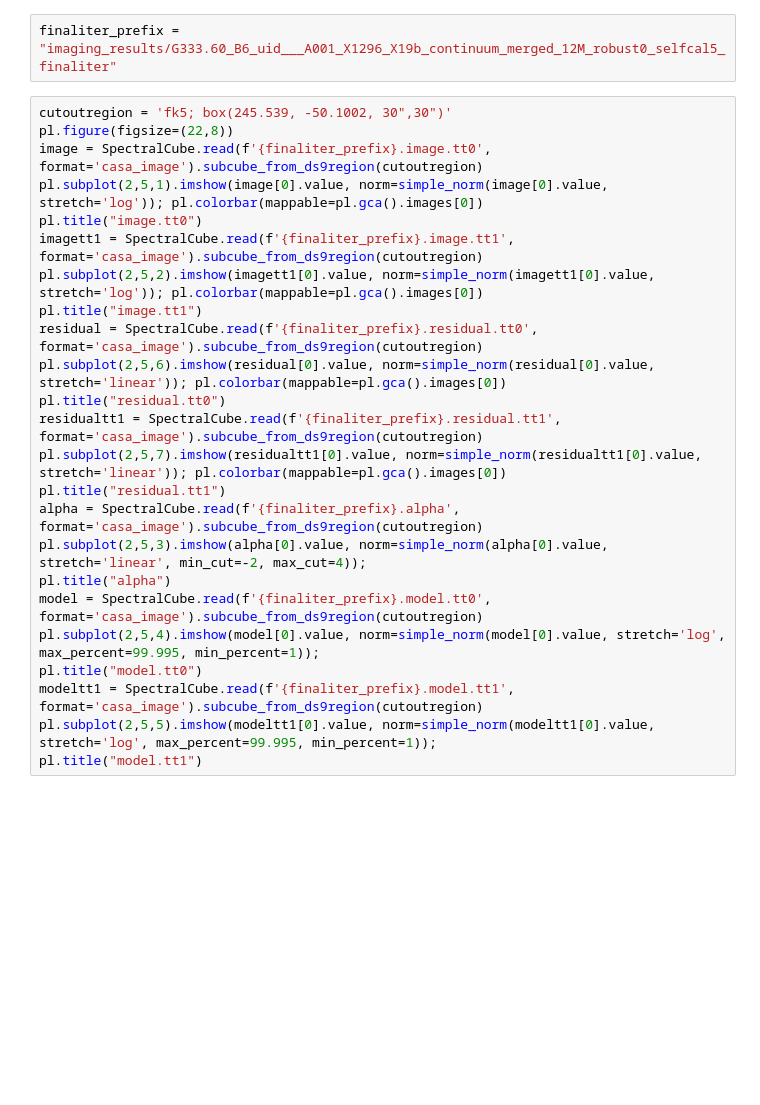
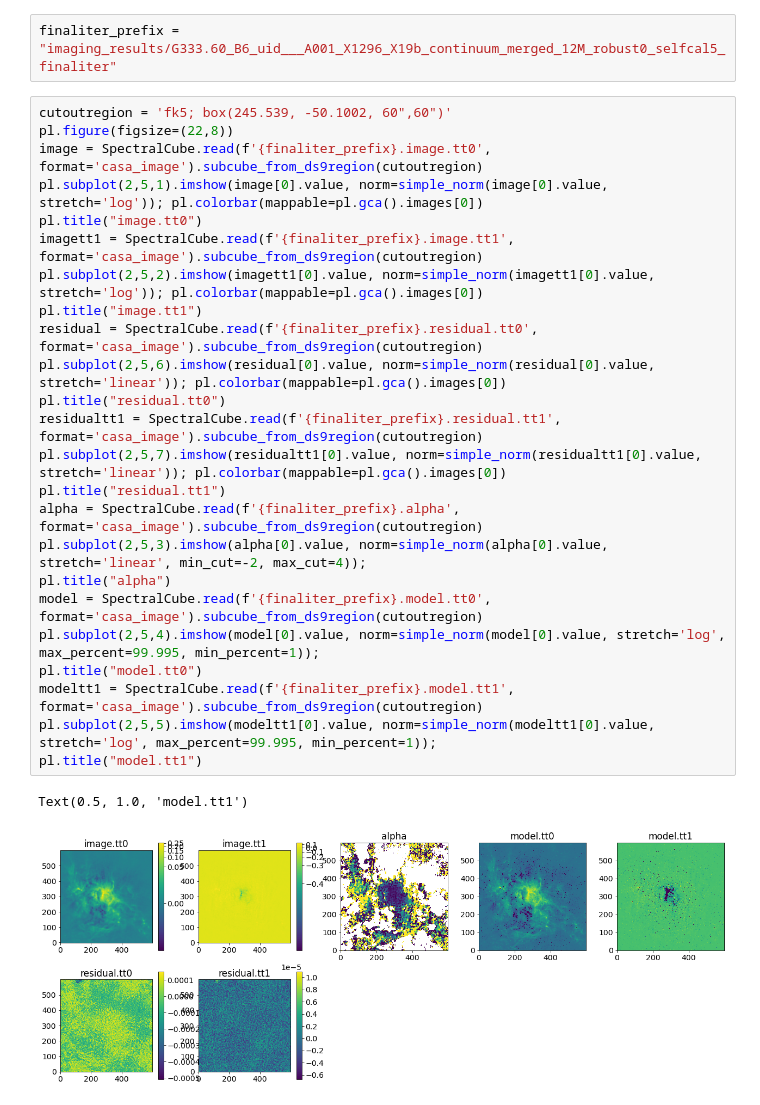
Before and after one commit to keflavich/almaimf-notebooks, a Jupyter notebook: G333SpectralIndex.ipynb, the cells around one changed output. Saved outputs shown, nothing was run; the diff lists cells and outputs as text; blank space fills up the shorter version.

```diff
--- a/G333SpectralIndex.ipynb
+++ b/G333SpectralIndex.ipynb
@@ -93,29 +100,32 @@ pl.savefig("paper_figures/G333_B3_spectral_index.pdf", bbox_inches='tight')
 # %%
 finaliter_prefix = "imaging_results/G333.60_B6_uid___A001_X1296_X19b_continuum_merged_12M_robust0_selfcal5_finaliter"
 # %%
-cutoutregion = 'fk5; box(245.539, -50.1002, 30",30")'
+cutoutregion = 'fk5; box(245.539, -50.1002, 60",60")'
 pl.figure(figsize=(22,8))
 image = SpectralCube.read(f'{finaliter_prefix}.image.tt0', format='casa_image').subcube_from_ds9region(cutoutregion)
 pl.subplot(2,5,1).imshow(image[0].value, norm=simple_norm(image[0].value, stretch='log')); pl.colorbar(mappable=pl.gca().images[0])
 pl.title("image.tt0")
 imagett1 = SpectralCube.read(f'{finaliter_prefix}.image.tt1', format='casa_image').subcube_from_ds9region(cutoutregion)
 pl.subplot(2,5,2).imshow(imagett1[0].value, norm=simple_norm(imagett1[0].value, stretch='log')); pl.colorbar(mappable=pl.gca().images[0])
 pl.title("image.tt1")
 residual = SpectralCube.read(f'{finaliter_prefix}.residual.tt0', format='casa_image').subcube_from_ds9region(cutoutregion)
 pl.subplot(2,5,6).imshow(residual[0].value, norm=simple_norm(residual[0].value, stretch='linear')); pl.colorbar(mappable=pl.gca().images[0])
 pl.title("residual.tt0")
 residualtt1 = SpectralCube.read(f'{finaliter_prefix}.residual.tt1', format='casa_image').subcube_from_ds9region(cutoutregion)
 pl.subplot(2,5,7).imshow(residualtt1[0].value, norm=simple_norm(residualtt1[0].value, stretch='linear')); pl.colorbar(mappable=pl.gca().images[0])
 pl.title("residual.tt1")
 alpha = SpectralCube.read(f'{finaliter_prefix}.alpha', format='casa_image').subcube_from_ds9region(cutoutregion)
 pl.subplot(2,5,3).imshow(alpha[0].value, norm=simple_norm(alpha[0].value, stretch='linear', min_cut=-2, max_cut=4));
 pl.title("alpha")
 model = SpectralCube.read(f'{finaliter_prefix}.model.tt0', format='casa_image').subcube_from_ds9region(cutoutregion)
 pl.subplot(2,5,4).imshow(model[0].value, norm=simple_norm(model[0].value, stretch='log', max_percent=99.995, min_percent=1));
 pl.title("model.tt0")
 modeltt1 = SpectralCube.read(f'{finaliter_prefix}.model.tt1', format='casa_image').subcube_from_ds9region(cutoutregion)
 pl.subplot(2,5,5).imshow(modeltt1[0].value, norm=simple_norm(modeltt1[0].value, stretch='log', max_percent=99.995, min_percent=1));
 pl.title("model.tt1")
+# %% [output]
+Text(0.5, 1.0, 'model.tt1')
+[figure, added]
 # %%
 tt0_std = image.mad_std()
 tt1_std = imagett1.mad_std()
```
Also changed, not shown: parts of 5 cells of this notebook, 9 other files.
